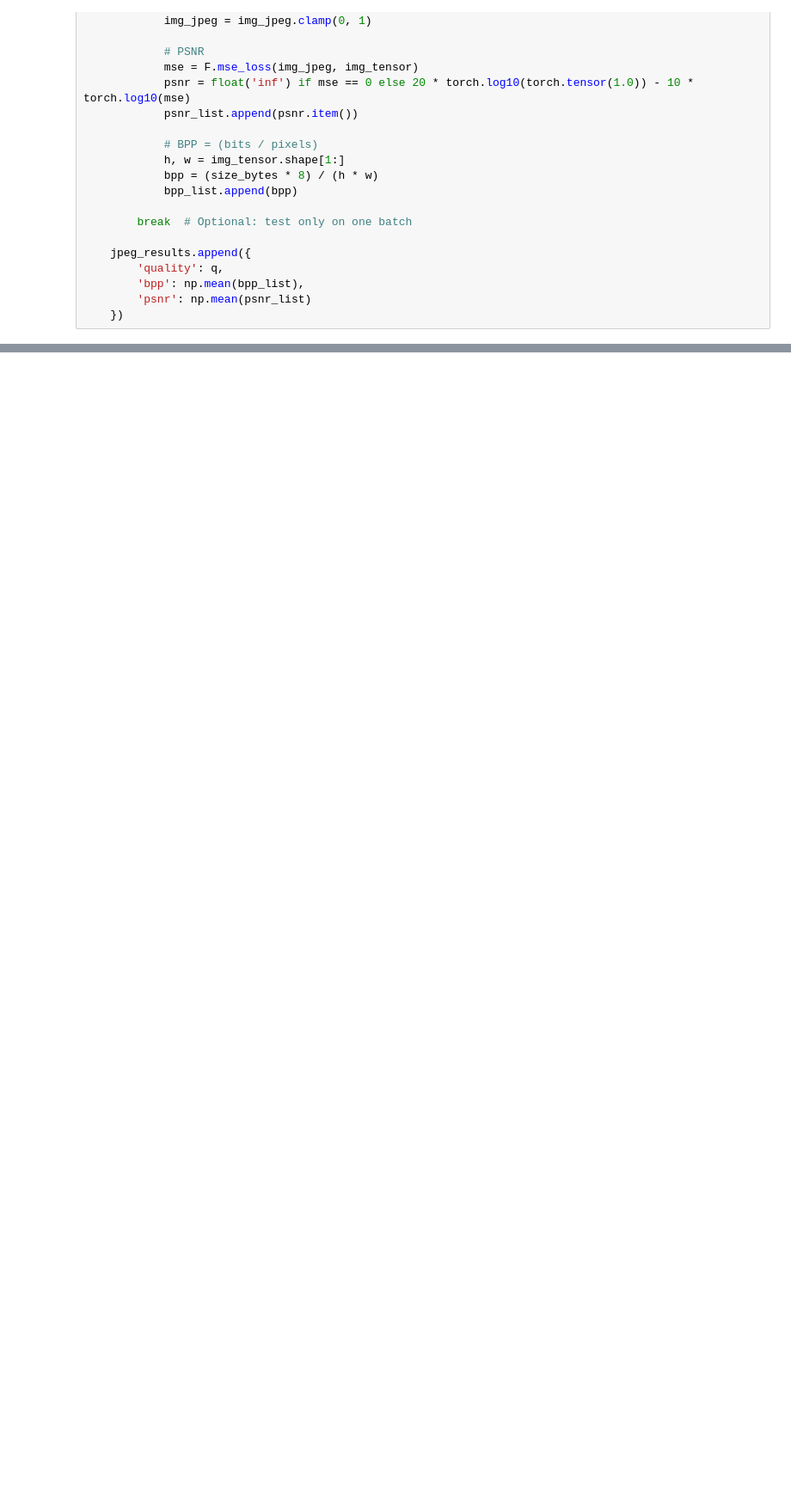
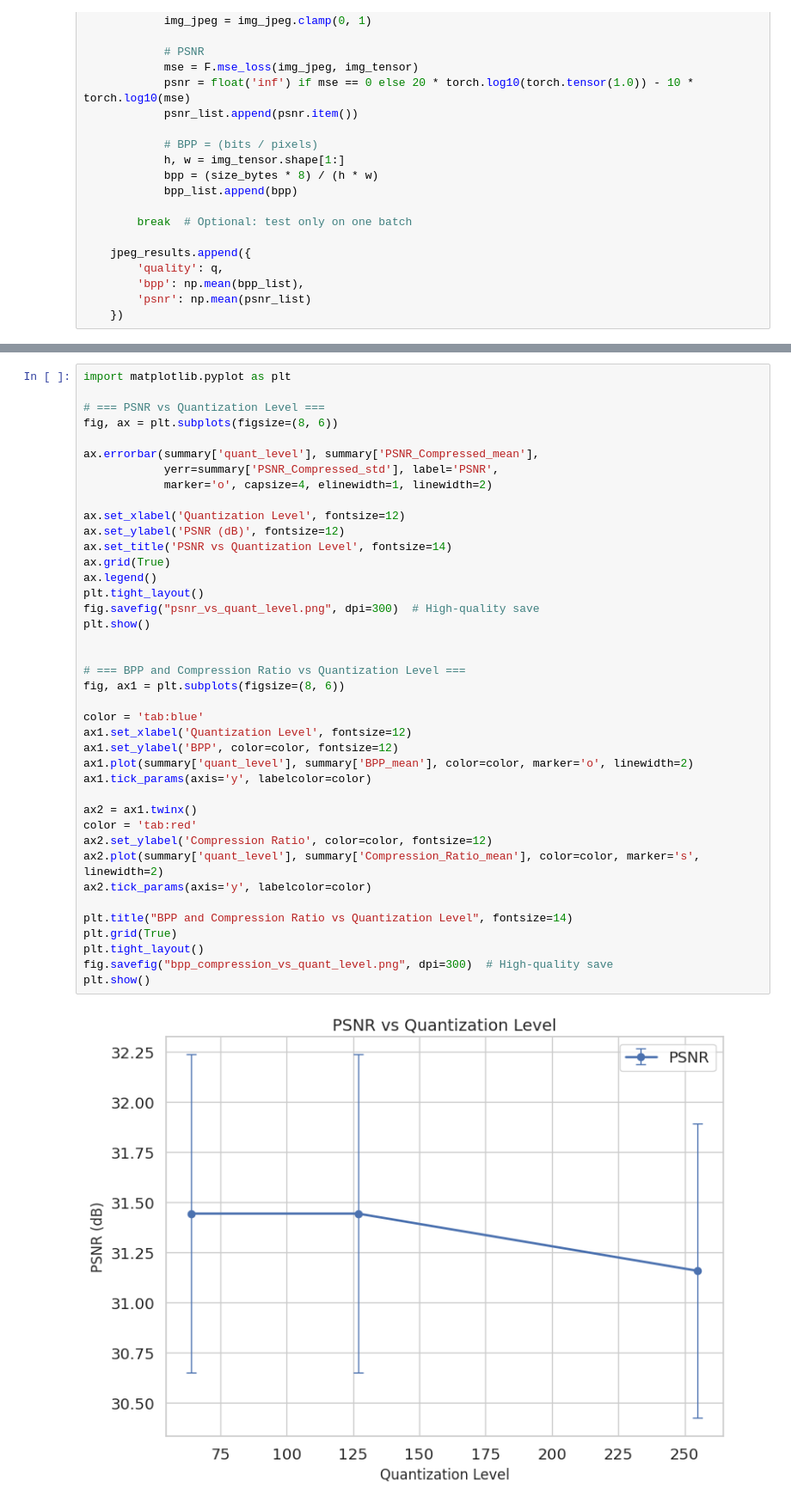
Before and after one commit to Abhiraj36/Compression01, a Jupyter notebook: CNN_compression.ipynb, the cells around one changed output, grey strips where cells are left out. Shown: that part at 86% size. Cells and saved outputs as stored; diff of their text form; blank space fills up the shorter version.

```diff
--- a/CNN_compression.ipynb
+++ b/CNN_compression.ipynb
@@ -1371,0 +1449,42 @@ Find logs at: ./wandb/run-20250615_155816-t8yhdq0t/logs
+# %%
+import matplotlib.pyplot as plt
+
+# === PSNR vs Quantization Level ===
+fig, ax = plt.subplots(figsize=(8, 6))
+
+ax.errorbar(summary['quant_level'], summary['PSNR_Compressed_mean'],
+            yerr=summary['PSNR_Compressed_std'], label='PSNR',
+            marker='o', capsize=4, elinewidth=1, linewidth=2)
+
+ax.set_xlabel('Quantization Level', fontsize=12)
+ax.set_ylabel('PSNR (dB)', fontsize=12)
+ax.set_title('PSNR vs Quantization Level', fontsize=14)
+ax.grid(True)
+ax.legend()
+plt.tight_layout()
+fig.savefig("psnr_vs_quant_level.png", dpi=300)  # High-quality save
+plt.show()
+
+
+# === BPP and Compression Ratio vs Quantization Level ===
+fig, ax1 = plt.subplots(figsize=(8, 6))
+
+color = 'tab:blue'
+ax1.set_xlabel('Quantization Level', fontsize=12)
+ax1.set_ylabel('BPP', color=color, fontsize=12)
+ax1.plot(summary['quant_level'], summary['BPP_mean'], color=color, marker='o', linewidth=2)
+ax1.tick_params(axis='y', labelcolor=color)
+
+ax2 = ax1.twinx()
+color = 'tab:red'
+ax2.set_ylabel('Compression Ratio', color=color, fontsize=12)
+ax2.plot(summary['quant_level'], summary['Compression_Ratio_mean'], color=color, marker='s', linewidth=2)
+ax2.tick_params(axis='y', labelcolor=color)
+
+plt.title("BPP and Compression Ratio vs Quantization Level", fontsize=14)
+plt.grid(True)
+plt.tight_layout()
+fig.savefig("bpp_compression_vs_quant_level.png", dpi=300)  # High-quality save
+plt.show()
+# %% [output]
+[figure, added]
```
Also changed, not shown: parts of 18 cells of this notebook.
